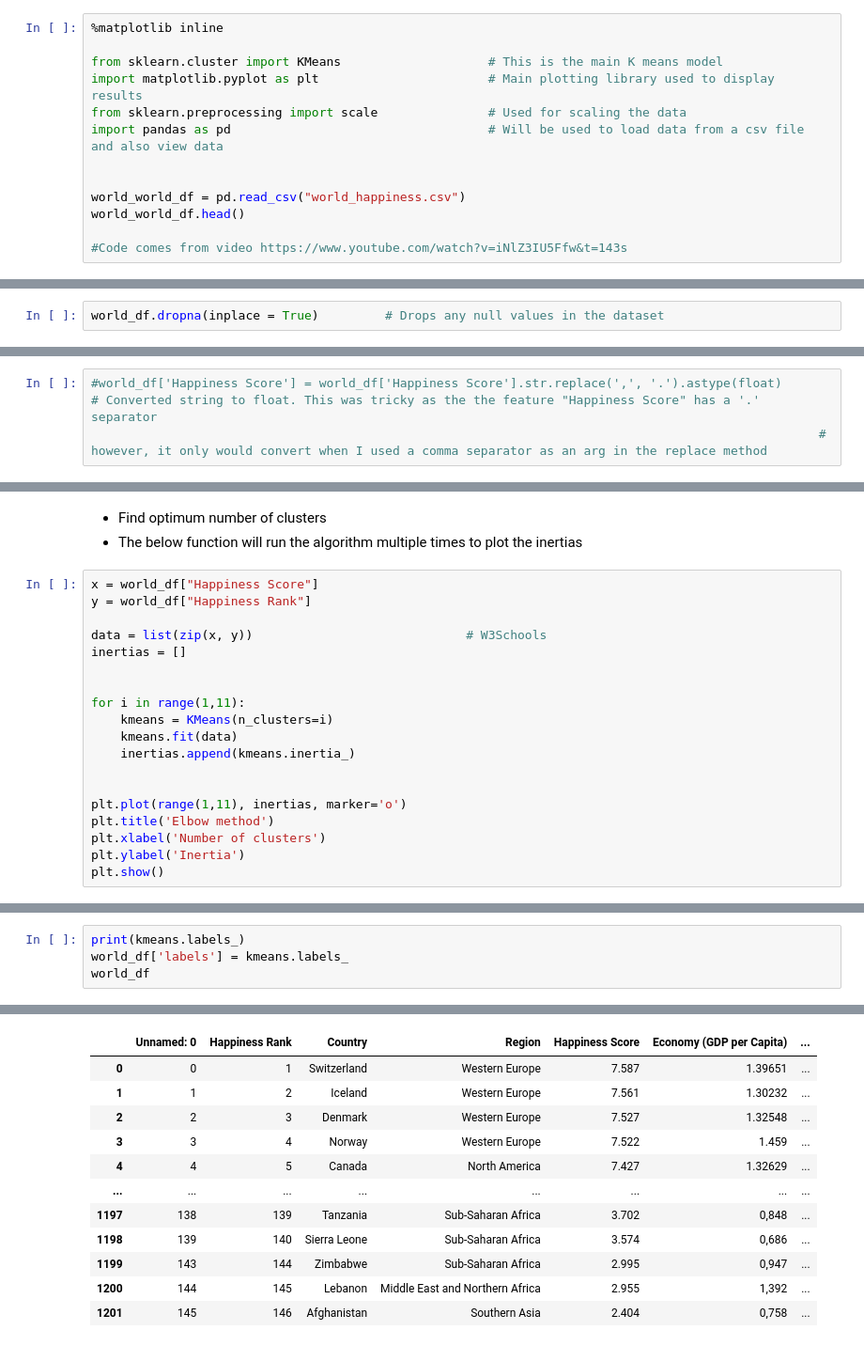
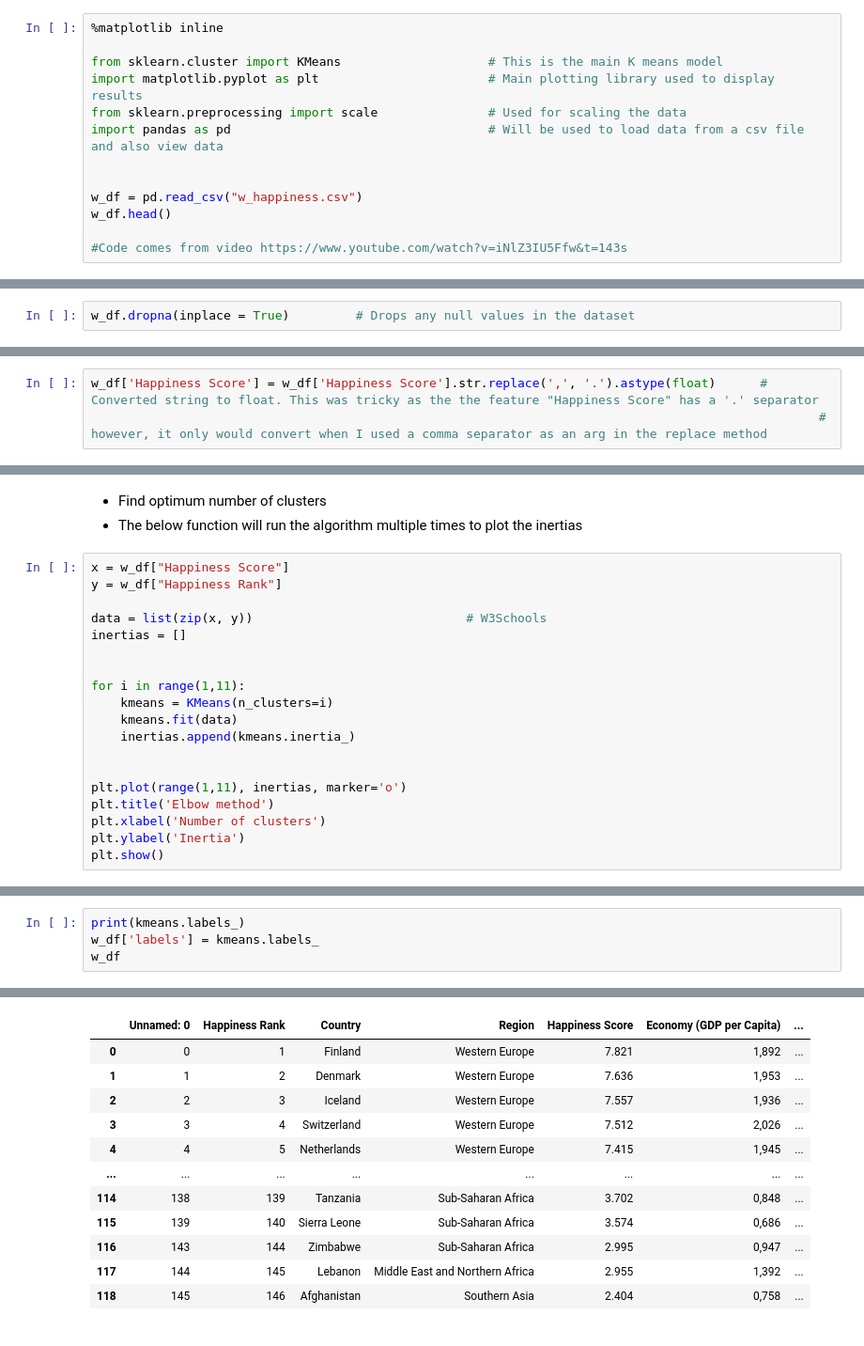
Before and after one commit to ConorDataHub/ML_Algorithm_Assignment, a Jupyter notebook: 7KMeansClustering.ipynb, the cells around one changed output, grey strips where cells are left out. Shown at 94% size. Drawn from its saved outputs; the diff is of its cells as text.

```diff
--- a/7KMeansClustering.ipynb
+++ b/7KMeansClustering.ipynb
@@ -11,8 +11,8 @@ from sklearn.preprocessing import scale               # Used for scaling the dat
 import pandas as pd                                   # Will be used to load data from a csv file and also view data
 
 
-world_world_df = pd.read_csv("world_happiness.csv")
-world_world_df.head()
+w_df = pd.read_csv("w_happiness.csv")
+w_df.head()
 
 #Code comes from video https://www.youtube.com/watch?v=iNlZ3IU5Ffw&t=143s
 # %% [output]
@@ -25,5 +25,5 @@ world_world_df.head()
 # %% [markdown]
 We'll use k-means to rediscover these clusters in unsupervised learning:
 # %%
-world_df.dropna(inplace = True)         # Drops any null values in the dataset
+w_df.dropna(inplace = True)         # Drops any null values in the dataset
 # %%
@@ -57,5 +56,5 @@ labels                             int32
 dtype: object
 # %%
-#world_df['Happiness Score'] = world_df['Happiness Score'].str.replace(',', '.').astype(float)      # Converted string to float. This was tricky as the the feature "Happiness Score" has a '.' separator
+w_df['Happiness Score'] = w_df['Happiness Score'].str.replace(',', '.').astype(float)      # Converted string to float. This was tricky as the the feature "Happiness Score" has a '.' separator
                                                                                                    # however, it only would convert when I used a comma separator as an arg in the replace method
 # %%
@@ -79,8 +77,8 @@ dtype: object
 - Find optimum number of clusters
 - The below function will run the algorithm multiple times to plot the inertias
 # %%
-x = world_df["Happiness Score"]
-y = world_df["Happiness Rank"]
+x = w_df["Happiness Score"]
+y = w_df["Happiness Rank"]
 
 data = list(zip(x, y))                             # W3Schools
 inertias = []
@@ -114,5 +112,5 @@ plt.show()
 # %%
 print(kmeans.labels_)
-world_df['labels'] = kmeans.labels_
-world_df
+w_df['labels'] = kmeans.labels_
+w_df
 # %% [output]
@@ -120,12 +121,12 @@ world_df
 |  | Unnamed: 0 | Happiness Rank | Country | Region | Happiness Score | Economy (GDP per Capita) | ... |
-| 0 | 0 | 1 | Switzerland | Western Europe | 7.587 | 1.39651 | ... |
-| 1 | 1 | 2 | Iceland | Western Europe | 7.561 | 1.30232 | ... |
-| 2 | 2 | 3 | Denmark | Western Europe | 7.527 | 1.32548 | ... |
-| 3 | 3 | 4 | Norway | Western Europe | 7.522 | 1.459 | ... |
-| 4 | 4 | 5 | Canada | North America | 7.427 | 1.32629 | ... |
+| 0 | 0 | 1 | Finland | Western Europe | 7.821 | 1,892 | ... |
+| 1 | 1 | 2 | Denmark | Western Europe | 7.636 | 1,953 | ... |
+| 2 | 2 | 3 | Iceland | Western Europe | 7.557 | 1,936 | ... |
+| 3 | 3 | 4 | Switzerland | Western Europe | 7.512 | 2,026 | ... |
+| 4 | 4 | 5 | Netherlands | Western Europe | 7.415 | 1,945 | ... |
 | ... | ... | ... | ... | ... | ... | ... | ... |
-| 1197 | 138 | 139 | Tanzania | Sub-Saharan Africa | 3.702 | 0,848 | ... |
-| 1198 | 139 | 140 | Sierra Leone | Sub-Saharan Africa | 3.574 | 0,686 | ... |
-| 1199 | 143 | 144 | Zimbabwe | Sub-Saharan Africa | 2.995 | 0,947 | ... |
-| 1200 | 144 | 145 | Lebanon | Middle East and Northern Africa | 2.955 | 1,392 | ... |
-| 1201 | 145 | 146 | Afghanistan | Southern Asia | 2.404 | 0,758 | ... |
+| 114 | 138 | 139 | Tanzania | Sub-Saharan Africa | 3.702 | 0,848 | ... |
+| 115 | 139 | 140 | Sierra Leone | Sub-Saharan Africa | 3.574 | 0,686 | ... |
+| 116 | 143 | 144 | Zimbabwe | Sub-Saharan Africa | 2.995 | 0,947 | ... |
+| 117 | 144 | 145 | Lebanon | Middle East and Northern Africa | 2.955 | 1,392 | ... |
+| 118 | 145 | 146 | Afghanistan | Southern Asia | 2.404 | 0,758 | ... |
```
Also changed, not shown: parts of 6 cells of this notebook.
